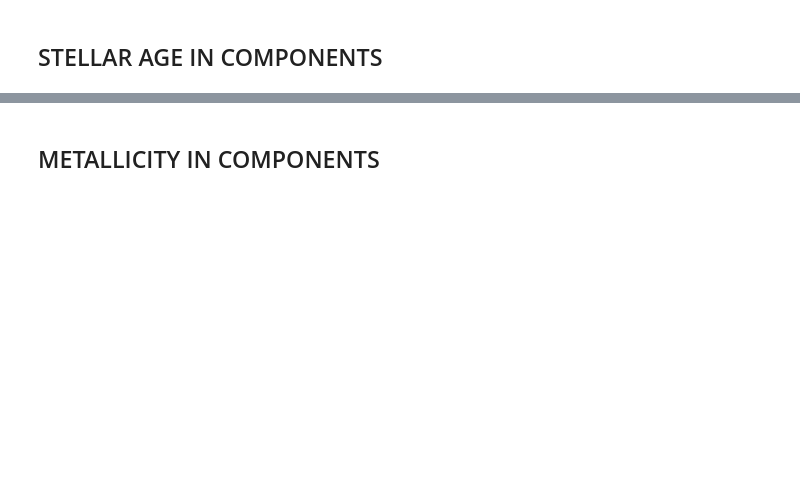
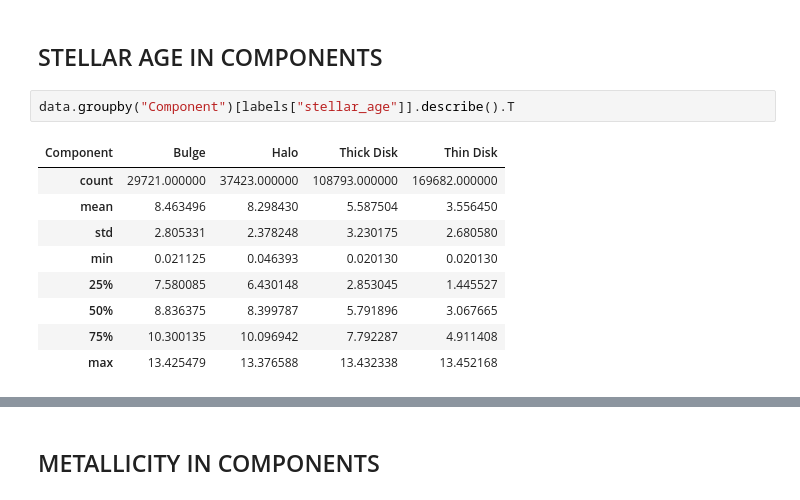
Before and after one commit to ChrisBoettner/skaro, a Jupyter notebook: notebooks/Galaxy_components.ipynb, the cells around one changed output, grey strips where cells are left out. Drawn from its saved outputs; the diff is of its cells as text; blank space fills up the shorter version.

```diff
--- a/notebooks/Galaxy_components.ipynb
+++ b/notebooks/Galaxy_components.ipynb
@@ -101,4 +117,16 @@ Thin Disk     0.499445
 Name: total_number, dtype: float64
 # %% [markdown]
 ## STELLAR AGE IN COMPONENTS
+# %%
+data.groupby("Component")[labels["stellar_age"]].describe().T
+# %% [output]
+| Component | Bulge | Halo | Thick Disk | Thin Disk |
+| count | 29721.000000 | 37423.000000 | 108793.000000 | 169682.000000 |
+| mean | 8.463496 | 8.298430 | 5.587504 | 3.556450 |
+| std | 2.805331 | 2.378248 | 3.230175 | 2.680580 |
+| min | 0.021125 | 0.046393 | 0.020130 | 0.020130 |
+| 25% | 7.580085 | 6.430148 | 2.853045 | 1.445527 |
+| 50% | 8.836375 | 8.399787 | 5.791896 | 3.067665 |
+| 75% | 10.300135 | 10.096942 | 7.792287 | 4.911408 |
+| max | 13.425479 | 13.376588 | 13.432338 | 13.452168 |
 # %%
```
Also changed, not shown: parts of 10 cells of this notebook, 31 other files.
